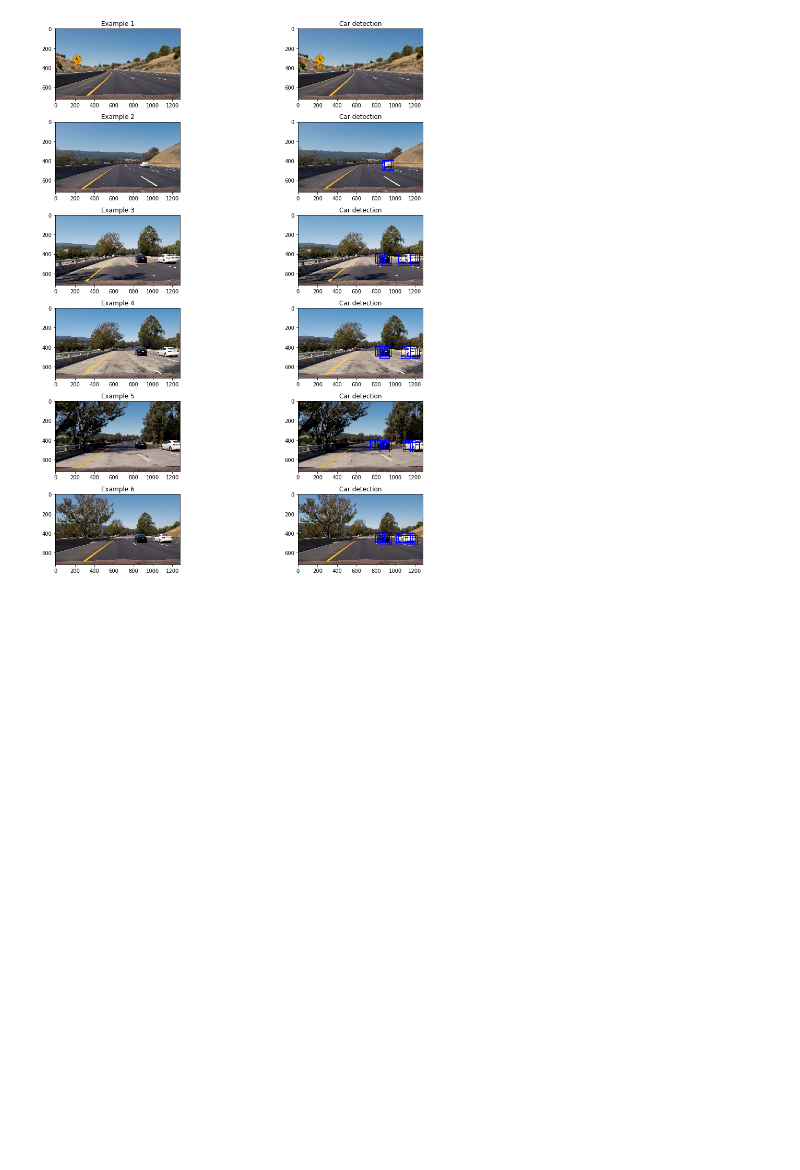
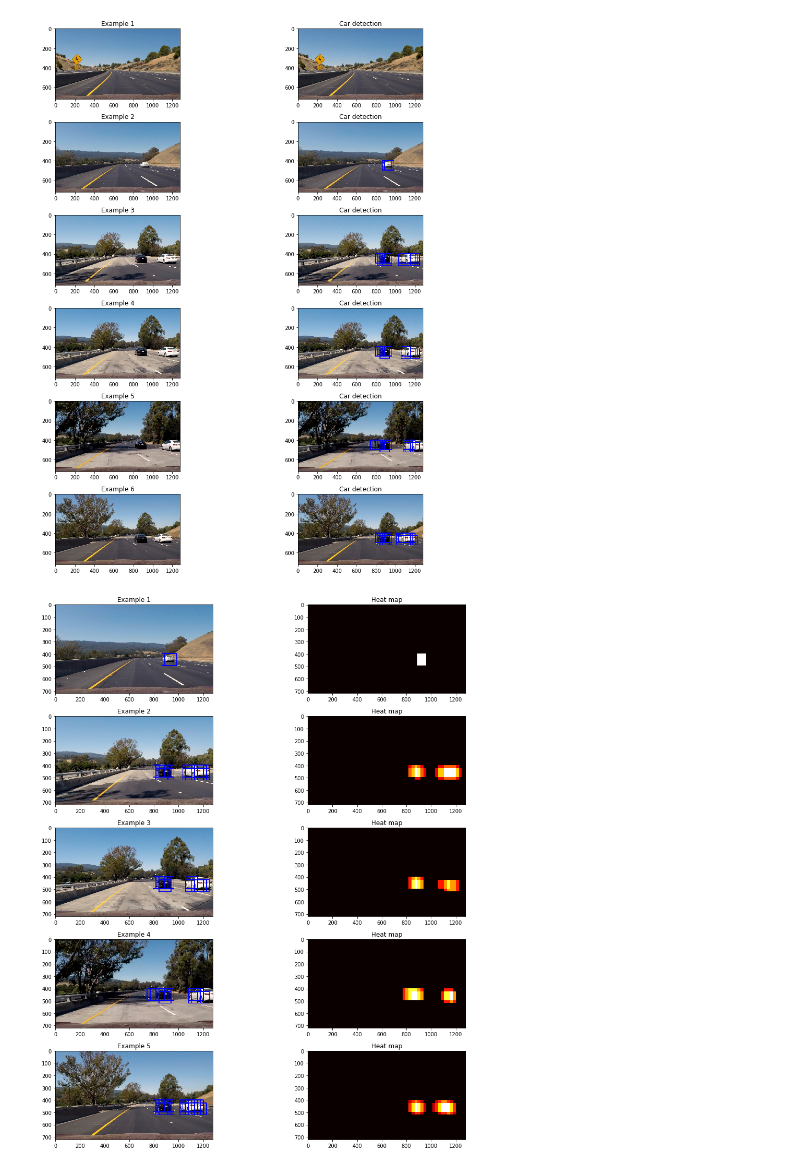
Before and after one commit to anyong298/CarND-Vehicle-Detection, a Jupyter notebook: vehicle_detection.ipynb, the cells around one changed output. Drawn from its saved outputs; the diff is of its cells as text; code cells hidden in the pictures; blank space fills up the shorter version.

Commit message:
new images and final notebook file

```diff
--- a/vehicle_detection.ipynb
+++ b/vehicle_detection.ipynb
@@ -765,6 +775,64 @@ plt.show()
 4.41 Seconds to detect a car.
 4.4 Seconds to detect a car.
 [figure]
+# %%
+test_imgs = []
+test_heatmap = []
+for fn in files:
+    img = mpimg.imread(fn)
+    out_img,bbox_list = find_cars(img, ystart, ystop, scale, clf, X_scaler, orient, pix_per_cell, cell_per_block, spatial_size, hist_bins)
+    if len(bbox_list) == 0 :
+        continue
+    #print (bbox_list)
+
+    heat = np.zeros_like(img[:,:,0]).astype(np.float)
+    # Add heat to each box in box list
+    heat = add_heat(heat,bbox_list)
+
+    # Apply threshold to help remove false positives
+    heat = apply_threshold(heat,1)
+    # Visualize the heatmap when displaying
+    heatmap = np.clip(heat, 0, 255)
+    # Find final boxes from heatmap using label function
+    labels = label(heatmap)
+    draw_img = draw_labeled_bboxes(np.copy(img), labels)
+
+    test_imgs.append(out_img)
+    test_heatmap.append(heatmap);
+
+
+f, axarr = plt.subplots(5, 2)
+f.set_figheight(15)
+f.set_figwidth(15)
+axarr[0,0].imshow(test_imgs[0])
+axarr[0,0].set_title('Example 1')
+axarr[0,1].imshow(test_heatmap[0], cmap='hot')
+axarr[0,1].set_title('Heat map')
+
+axarr[1,0].imshow(test_imgs[1])
+axarr[1,0].set_title('Example 2')
+axarr[1,1].imshow(test_heatmap[1], cmap='hot')
+axarr[1,1].set_title('Heat map')
+
+axarr[2,0].imshow(test_imgs[2])
+axarr[2,0].set_title('Example 3')
+axarr[2,1].imshow(test_heatmap[2], cmap='hot')
+axarr[2,1].set_title('Heat map')
+
+axarr[3,0].imshow(test_imgs[3])
+axarr[3,0].set_title('Example 4')
+axarr[3,1].imshow(test_heatmap[3], cmap='hot')
+axarr[3,1].set_title('Heat map')
+
+axarr[4,0].imshow(test_imgs[4])
+axarr[4,0].set_title('Example 5')
+axarr[4,1].imshow(test_heatmap[4], cmap='hot')
+axarr[4,1].set_title('Heat map')
+
+f.tight_layout()
+plt.show()
+# %% [output]
+[figure, added]
 # %%
 test_results = []
 test_imgs = []
```
Also changed, not shown: parts of 12 cells of this notebook, 1 other file.
